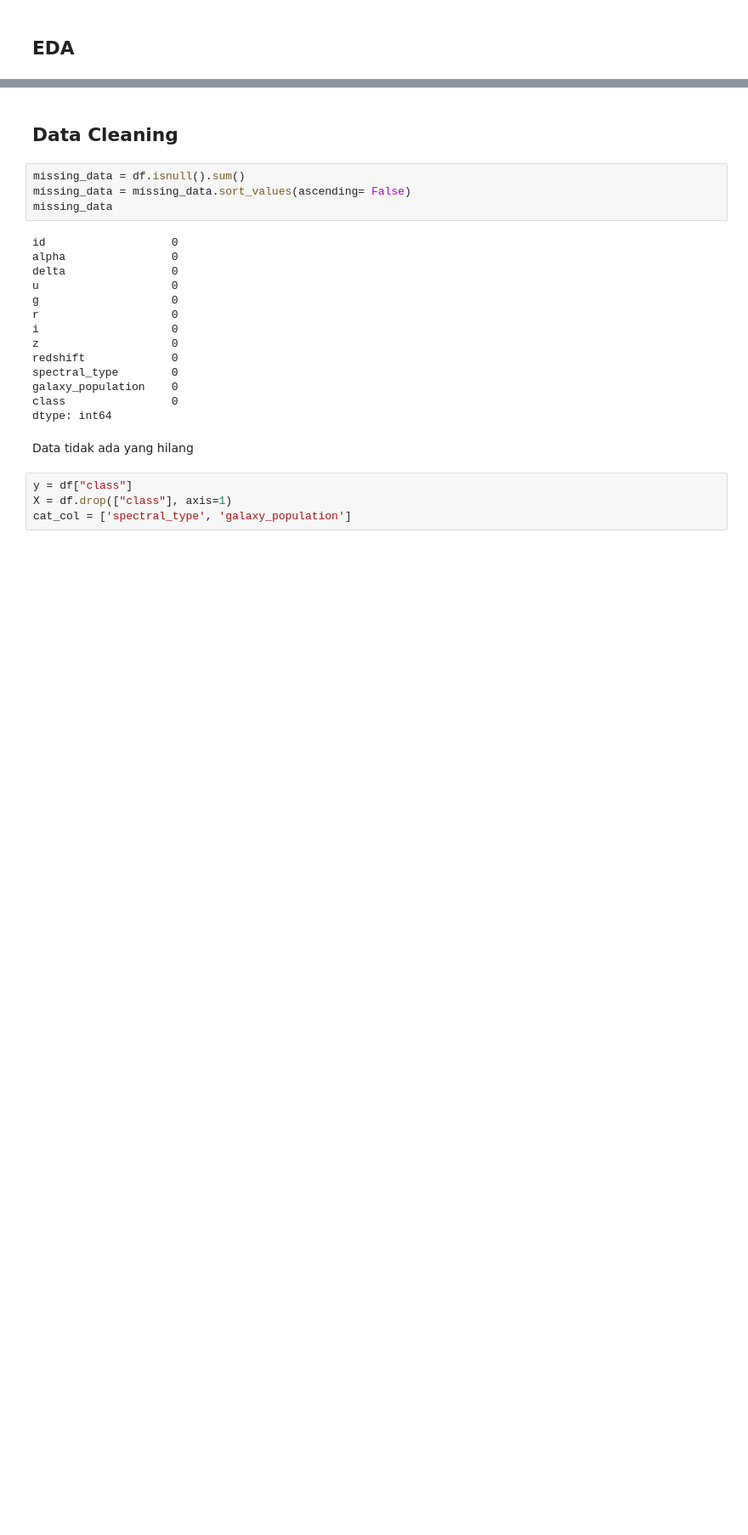
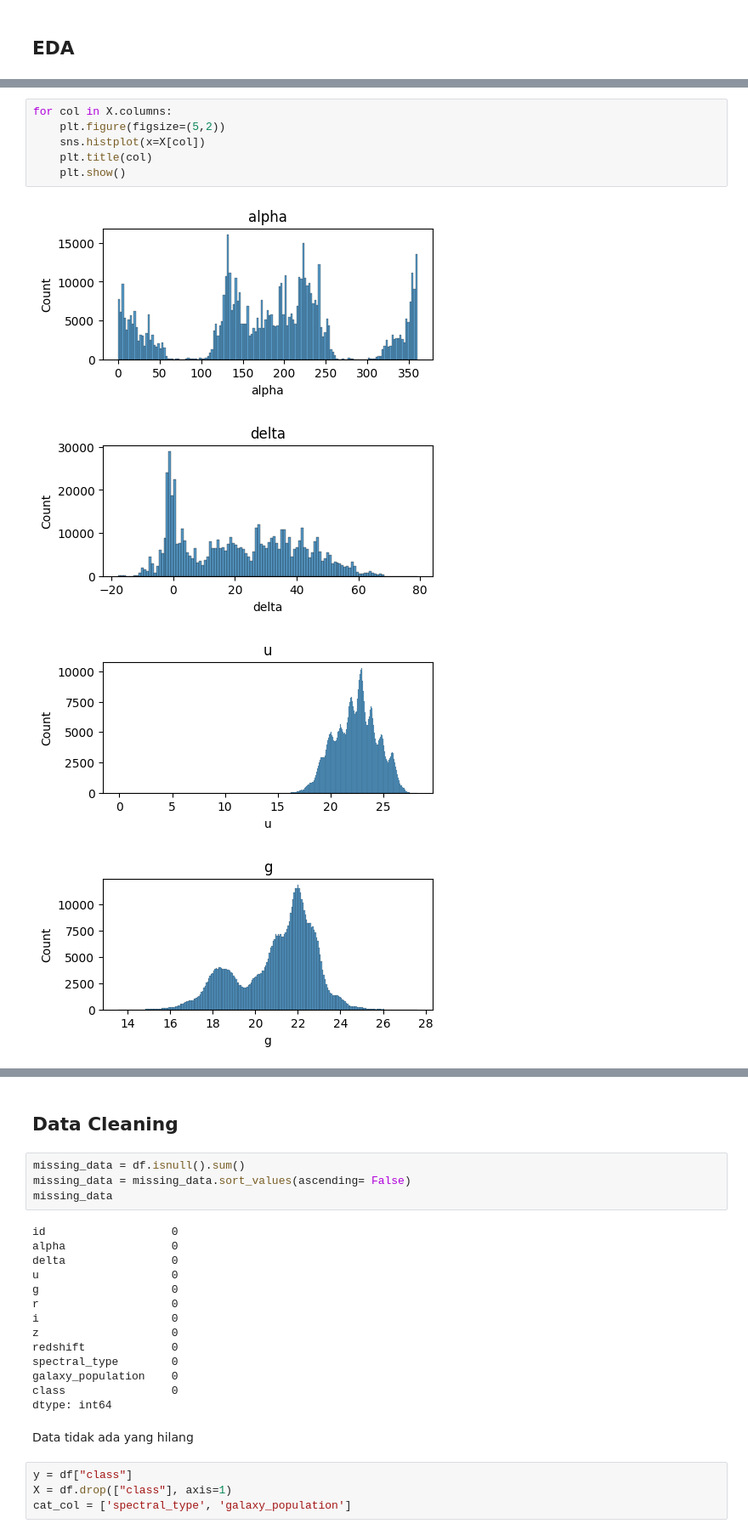
Before and after one commit to 404visco/ML, a Jupyter notebook: Kaggle/stellarclass.ipynb, the cells around one changed output, grey strips where cells are left out. Shown at 85% size. Cells and saved outputs as stored; diff of their text form; blank space fills up the shorter version.

```diff
--- a/Kaggle/stellarclass.ipynb
+++ b/Kaggle/stellarclass.ipynb
@@ -82,0 +85,11 @@ OverflowError: Exceeded cell block limit in Agg.  Please set the value of rcPara
+# %%
+for col in X.columns:
+    plt.figure(figsize=(5,2))
+    sns.histplot(x=X[col])
+    plt.title(col)
+    plt.show()
+# %% [output]
+[figure, added]
+[figure, added]
+[figure, added]
+[figure, added]
```
Also changed, not shown: parts of 8 cells of this notebook.
